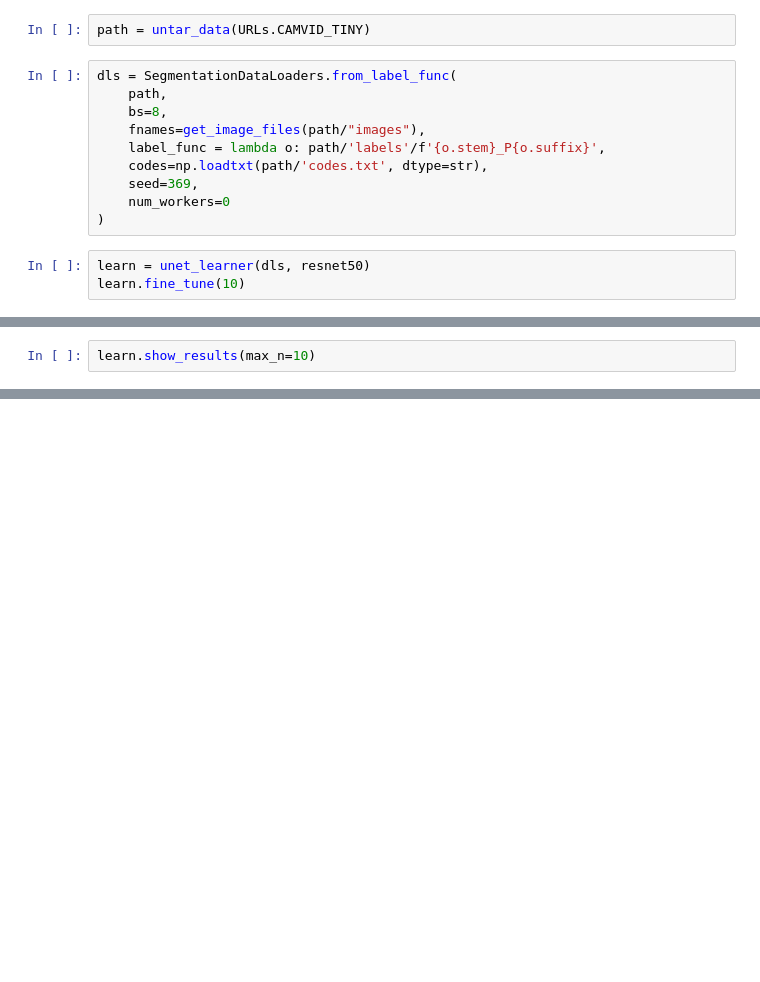
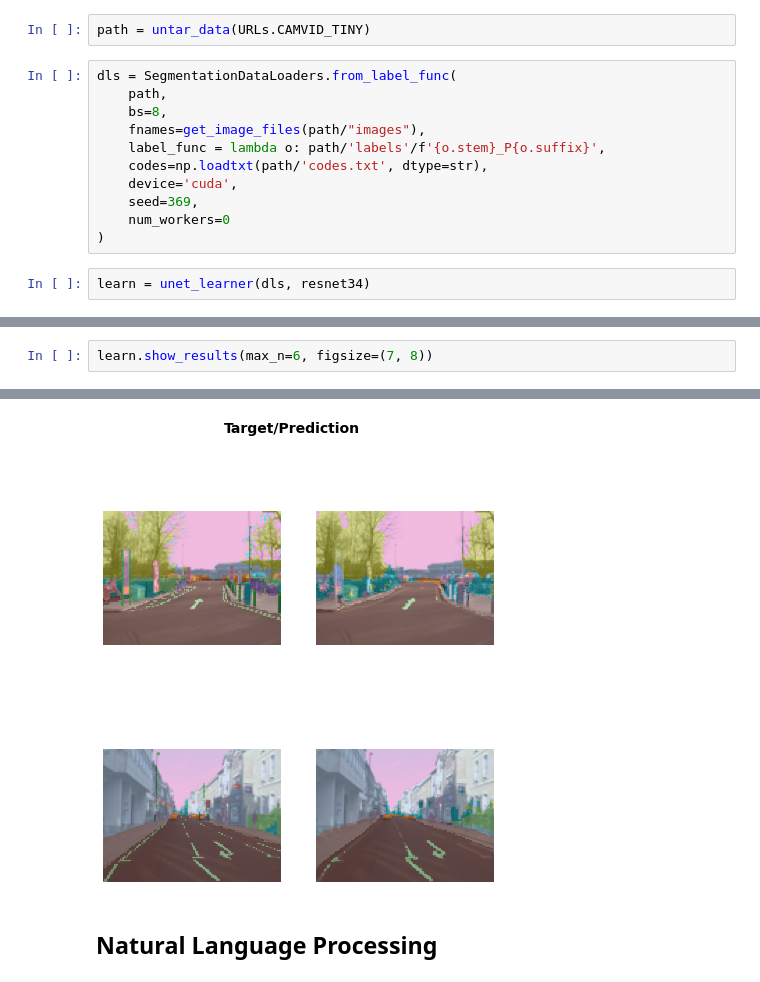
Before and after one commit to Promeos/fastai-pytorch, a Jupyter notebook: pytorch-for-coders/Your_First_Model.ipynb, the cells around one changed output, grey strips where cells are left out. Saved outputs shown, nothing was run; the diff lists cells and outputs as text; blank space fills up the shorter version.

```diff
--- a/pytorch-for-coders/Your_First_Model.ipynb
+++ b/pytorch-for-coders/Your_First_Model.ipynb
@@ -108,9 +106,9 @@ dls = SegmentationDataLoaders.from_label_func(
     fnames=get_image_files(path/"images"),
     label_func = lambda o: path/'labels'/f'{o.stem}_P{o.suffix}',
     codes=np.loadtxt(path/'codes.txt', dtype=str),
+    device='cuda',
     seed=369,
     num_workers=0
 )
 # %%
-learn = unet_learner(dls, resnet50)
-learn.fine_tune(10)
+learn = unet_learner(dls, resnet34)
@@ -122,2 +137,3 @@ RuntimeError: CUDA out of memory. Tried to allocate 288.00 MiB (GPU 0; 8.00 GiB
 # %%
-learn.show_results(max_n=10)
+learn.show_results(max_n=6, figsize=(7, 8))
+# %% [output]
@@ -123,0 +141,3 @@ learn.show_results(max_n=10)
+[figure, added]
+# %% [markdown]
+## Natural Language Processing
```
Also changed, not shown: parts of 13 cells of this notebook.
